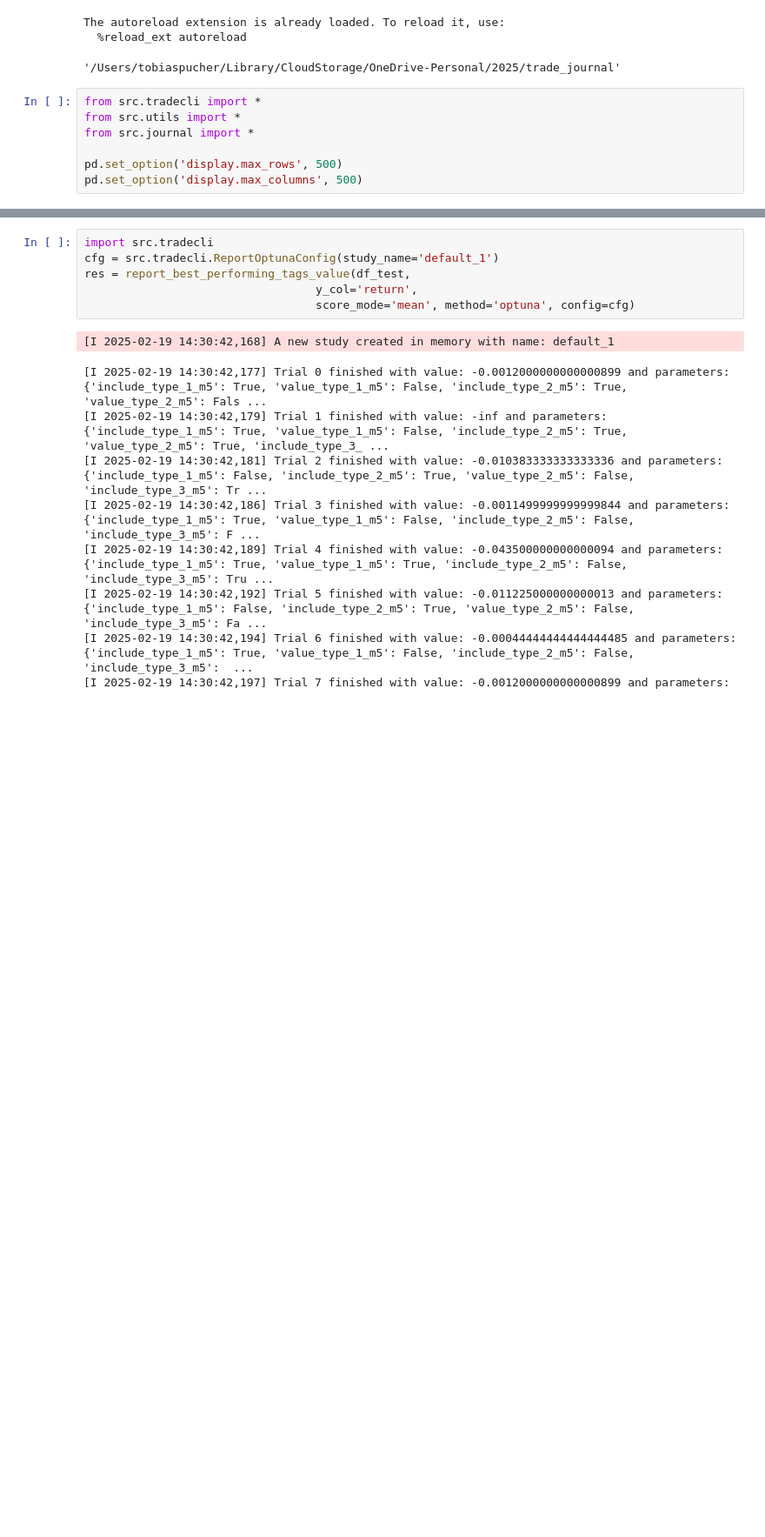
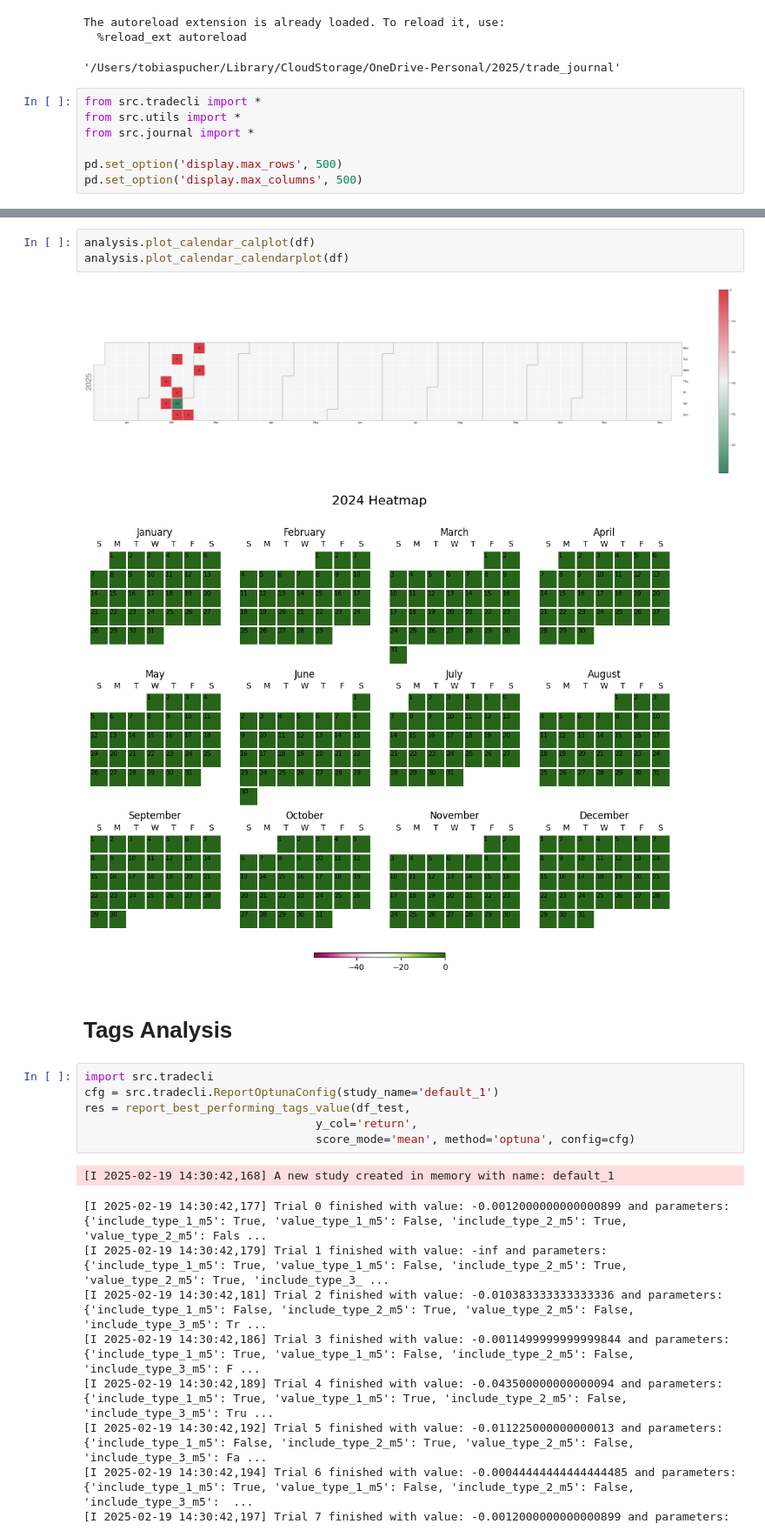
Before and after one commit to put101/trade_journal, a Jupyter notebook: analysis.ipynb, the cells around one changed output, grey strips where cells are left out. Shown at 87% size. Saved outputs shown, nothing was run; the diff lists cells and outputs as text; blank space fills up the shorter version.

```diff
--- a/analysis.ipynb
+++ b/analysis.ipynb
@@ -153,3 +188,11 @@ Best score: 0.021150000000000002
+# %%
+analysis.plot_calendar_calplot(df)
+analysis.plot_calendar_calendarplot(df)
+# %% [output]
+[figure, added]
+[figure, added]
+# %% [markdown]
+# Tags Analysis
 # %%
 import src.tradecli
 cfg = src.tradecli.ReportOptunaConfig(study_name='default_1')
```
Also changed, not shown: parts of 10 cells of this notebook, 7 other files.
